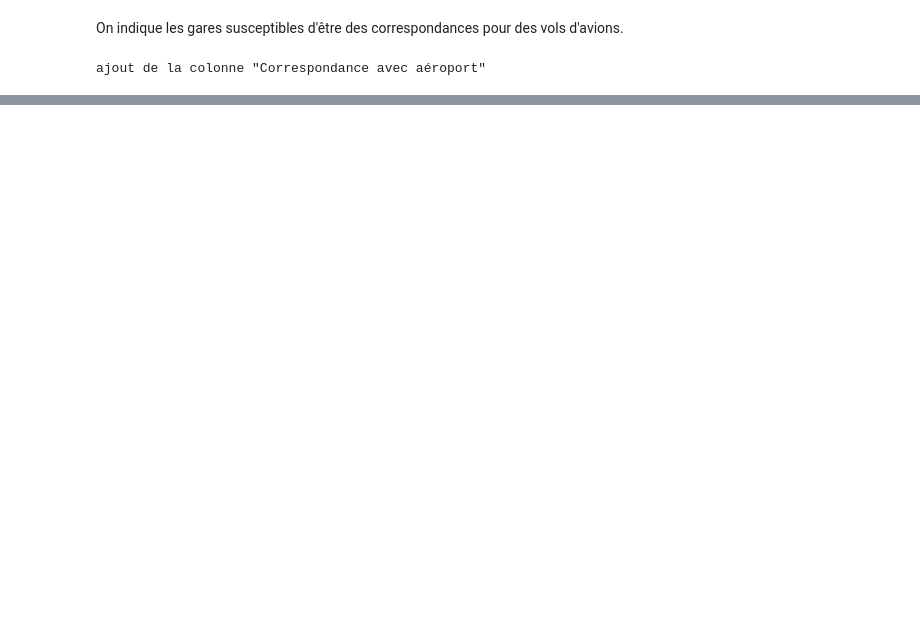
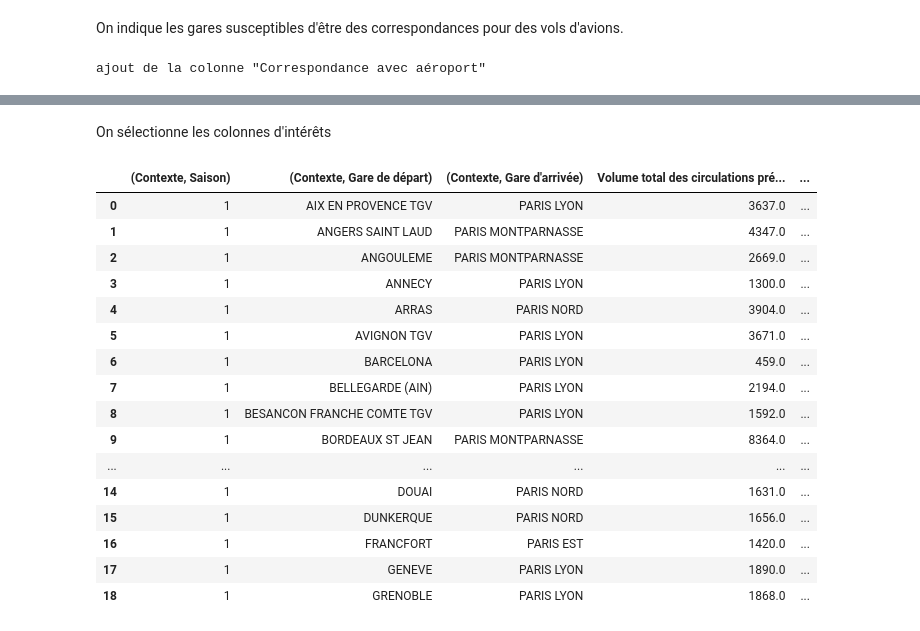
Before and after one commit to Luca-Hachani/SNCF-Project, a Jupyter notebook: poc/EDA_luca.ipynb, the cells around one changed output, grey strips where cells are left out. Saved outputs shown, nothing was run; the diff lists cells and outputs as text; code cells hidden in the pictures; blank space fills up the shorter version.

Commit message:
EDA delay seasonality

```diff
--- a/poc/EDA_luca.ipynb
+++ b/poc/EDA_luca.ipynb
@@ -360,0 +441,62 @@ df.describe(include='all')
+# %% [markdown]
+On sélectionne les colonnes d'intérêts
+# %%
+columns_list = list(df_airport.columns)
+
+# Colonnes cibles
+col_season = columns_list[1] # ("Contexte", "Saison")
+col_departure_station = columns_list[3] # ("Contexte", "Gare de départ")
+col_arrival_station = columns_list[4] # ("Contexte", "Gare d'arrivée")
+
+col_volume_total = columns_list[9] # ("Volumes & Annulations", "Nombre de circulations prévues")
+col_volume_cancel = columns_list[10] # ("Volumes & Annulations", "Nombre de trains annulés")
+
+col_volume_delay = columns_list[14] # ("Arrivée (retard)", "Nombre de trains en retard à l'arrivée")
+col_mean_delay = columns_list[15] # ("Arrivée (retard)", "Retard moyen des trains en retard à l'arrivée")
+col_15min_delay = columns_list[18] # ("Arrivée (retard)", "Nombre trains en retard > 15min")
+col_30min_delay = columns_list[19] # ("Arrivée (retard)", "Nombre trains en retard > 30min")
+col_60min_delay = columns_list[20] # ("Arrivée (retard)", "Nombre trains en retard > 60min")
+# %%
+# Fonction générique de moyenne pondérée
+def weighted_mean(group, col_value, col_weight):
+    value = group[col_value]
+    weight = group[col_weight]
+
+    if weight.sum() == 0:
+        return 0
+    return (value * weight).sum() / weight.sum()
+
+
+df_airport_seasonality = df_airport.groupby([
+    col_season,
+    col_departure_station,
+    col_arrival_station
+    ]).apply(lambda g: pd.Series({
+        "Volume total des circulations prévues": g[col_volume_total].sum(),
+        "Volume total de trains annulés": g[col_volume_cancel].sum(),
+        "Volume total de trains en retard à l'arrivée": g[col_volume_delay].sum(),
+        "Retard moyen des trains à l'arrivée": weighted_mean(g, col_mean_delay, col_volume_delay),
+        "Volume total de trains en retard > 15 min": g[col_15min_delay].sum(),
+        "Nombre total de trains en retard > 30 min": g[col_30min_delay].sum(),
+        "Nombre total de trains en retard > 60 min": g[col_60min_delay].sum()
+        })).reset_index()
+
+df_airport_seasonality.head(19)
+# %% [output]
+|  | (Contexte, Saison) | (Contexte, Gare de départ) | (Contexte, Gare d'arrivée) | Volume total des circulations pré... | ... |
+| 0 | 1 | AIX EN PROVENCE TGV | PARIS LYON | 3637.0 | ... |
+| 1 | 1 | ANGERS SAINT LAUD | PARIS MONTPARNASSE | 4347.0 | ... |
+| 2 | 1 | ANGOULEME | PARIS MONTPARNASSE | 2669.0 | ... |
+| 3 | 1 | ANNECY | PARIS LYON | 1300.0 | ... |
+| 4 | 1 | ARRAS | PARIS NORD | 3904.0 | ... |
+| 5 | 1 | AVIGNON TGV | PARIS LYON | 3671.0 | ... |
+| 6 | 1 | BARCELONA | PARIS LYON | 459.0 | ... |
+| 7 | 1 | BELLEGARDE (AIN) | PARIS LYON | 2194.0 | ... |
+| 8 | 1 | BESANCON FRANCHE COMTE TGV | PARIS LYON | 1592.0 | ... |
+| 9 | 1 | BORDEAUX ST JEAN | PARIS MONTPARNASSE | 8364.0 | ... |
+| ... | ... | ... | ... | ... | ... |
+| 14 | 1 | DOUAI | PARIS NORD | 1631.0 | ... |
+| 15 | 1 | DUNKERQUE | PARIS NORD | 1656.0 | ... |
+| 16 | 1 | FRANCFORT | PARIS EST | 1420.0 | ... |
+| 17 | 1 | GENEVE | PARIS LYON | 1890.0 | ... |
+| 18 | 1 | GRENOBLE | PARIS LYON | 1868.0 | ... |
```
Also changed, not shown: parts of 15 cells of this notebook, 1 other file.
